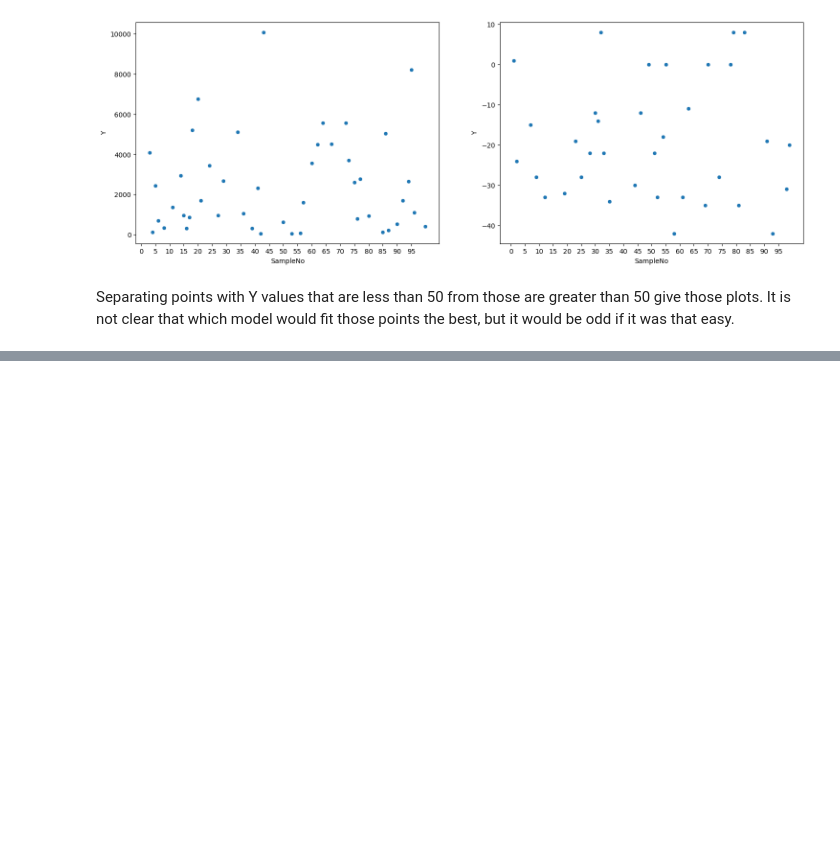
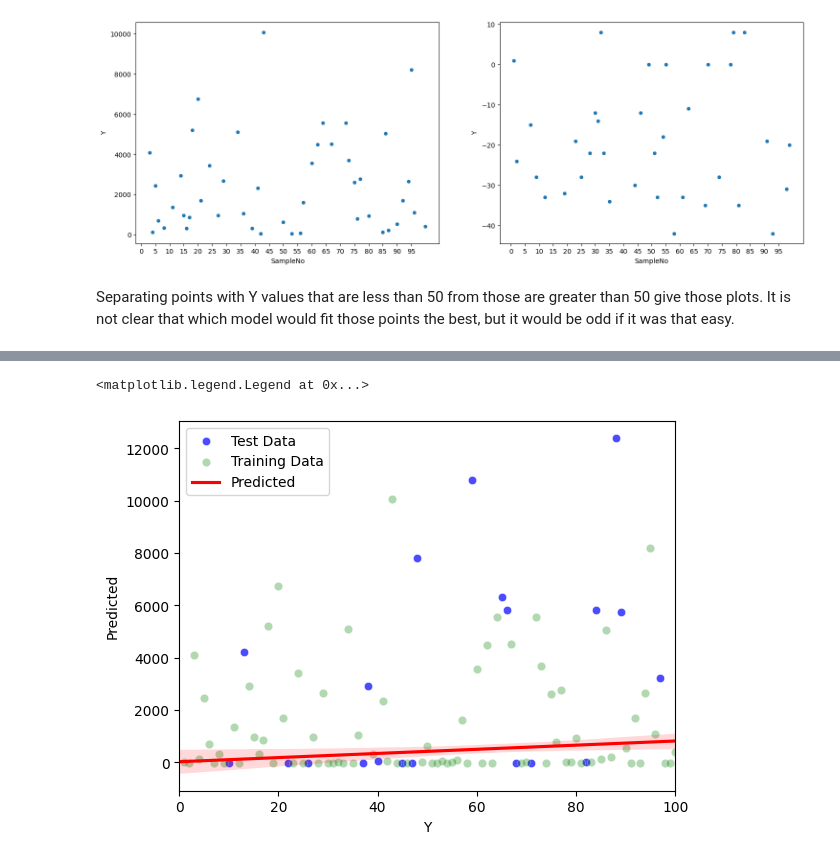
Before and after one commit to DefinitelyVixon/CE475-Project, a Jupyter notebook: Project.ipynb, the cells around one changed output, grey strips where cells are left out. Cells and saved outputs as stored; diff of their text form; code cells hidden in the pictures; blank space fills up the shorter version.

```diff
--- a/Project.ipynb
+++ b/Project.ipynb
@@ -60,3 +68,12 @@ sns.scatterplot(ax=axes[1], x=gt_limit['SampleNo'], y=gt_limit['Y'])
 # %% [markdown]
 Separating points with Y values that are less than 50 from those are greater than 50 give those plots. It is not clear
 that which model would fit those points the best, but it would be odd if it was that easy.
+# %%
+train_features = train_set.copy()
+test_features = test_set.copy()
+
+train_labels = train_features.pop('Y')
+test_labels = test_features.pop('Y')
+
+table_heuristics = train_set.describe().transpose()[['min', 'max', 'mean', 'std']]
+display(table_heuristics)
@@ -62,0 +211,17 @@ that which model would fit those points the best, but it would be odd if it was
+# %%
+mul_linreg = tf.keras.Sequential([tf.keras.layers.Normalization(axis=-1), layers.Dense(units=1)])
+
+mul_linreg.compile(optimizer=tf.optimizers.Adam(learning_rate=0.1), loss='mean_absolute_error')
+
+history = mul_linreg.fit(
+    train_features,
+    train_labels,
+    epochs=200,
+    verbose=0,
+    validation_split=0.2)
+
+test_results['mul_linreg'] = mul_linreg.evaluate(test_features, test_labels, verbose=0)
+
+hist = pd.DataFrame(history.history)
+hist['epoch'] = history.epoch
+display(hist)
@@ -62,0 +242,19 @@ that which model would fit those points the best, but it would be odd if it was
+# %%
+fig, ax = plt.subplots()
+ax.set_xlim([0,100])
+
+sns.scatterplot(ax=ax, x=test_features['SampleNo'], y=test_labels, alpha=0.7, color='b', label='Test Data')
+sns.scatterplot(ax=ax, x=train_features['SampleNo'], y=train_labels, alpha=0.3, color='g', label='Training Data')
+
+y_predict = mul_linreg.predict(test_features)
+y_comparison = pd.DataFrame({'Predicted': y_predict[:,0],
+                             'Actual': test_labels})
+display(y_comparison.transpose())
+
+sns.regplot(ax=ax, x=y_comparison.index, y=y_comparison['Predicted'], color='r',
+            scatter=False, truncate=False, label='Predicted')
+
+ax.set_xlabel('SampleNo')
+ax.set_xlabel('Y')
+ax.legend()
+# %% [output]
@@ -62,0 +264,2 @@ that which model would fit those points the best, but it would be odd if it was
+<matplotlib.legend.Legend at 0x...>
+[figure, added]
```
Also changed, not shown: parts of 14 cells of this notebook.
